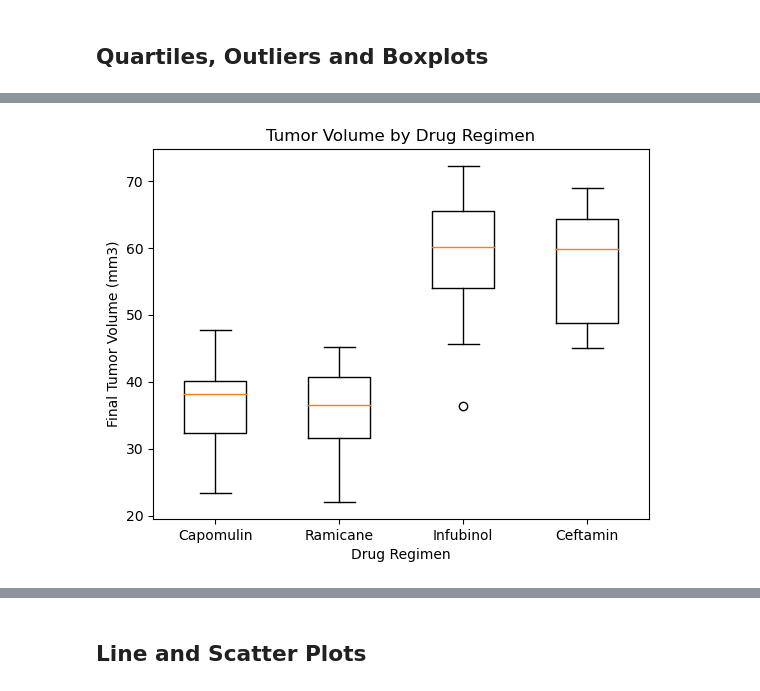
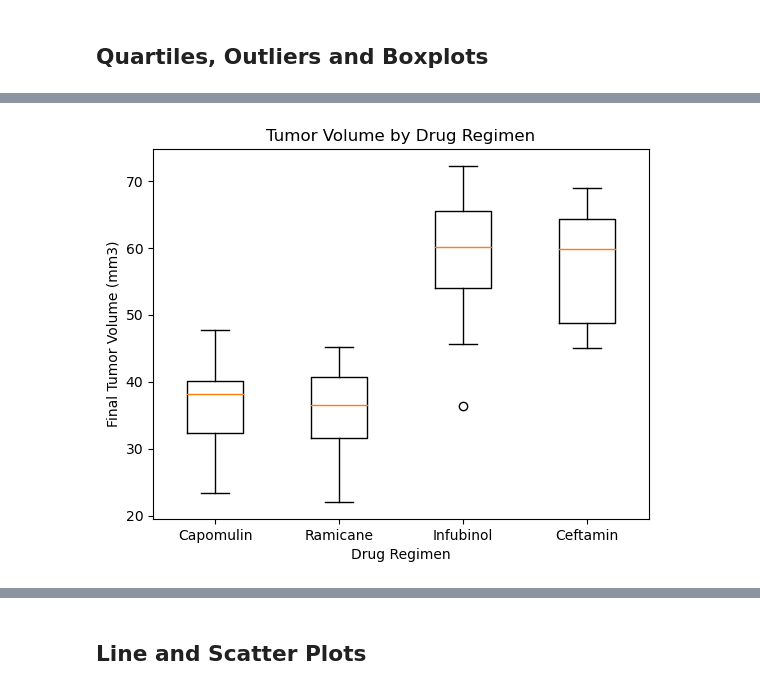
Before and after one commit to RaeAnnG/matplotlib-challenge, a Jupyter notebook: pymaceuticals_RG.ipynb, the cells around one changed output, grey strips where cells are left out. Cells and saved outputs as stored; diff of their text form; code cells hidden in the pictures.

```diff
--- a/pymaceuticals_RG.ipynb
+++ b/pymaceuticals_RG.ipynb
@@ -308,19 +314,12 @@ plt.show()
 # %% [markdown]
 ## Quartiles, Outliers and Boxplots
 # %%
-# Calculate the final tumor volume of each mouse across four of the treatment regimens:
-# Capomulin, Ramicane, Infubinol, and Ceftamin
-Capomulin_df = clean_results_df.loc[clean_results_df["Drug Regimen"] == "Capomulin",:]
-Ramicane_df = clean_results_df.loc[clean_results_df["Drug Regimen"] == "Ramicane", :]
-Infubinol_df = clean_results_df.loc[clean_results_df["Drug Regimen"] == "Infubinol", :]
-Ceftamin_df = clean_results_df.loc[clean_results_df["Drug Regimen"] == "Ceftamin", :]
-
 # Start by getting the last (greatest) timepoint for each mouse
-Capomulin_last = Capomulin_df.groupby('Mouse ID').max()['Timepoint']
-Capomulin_vol = pd.DataFrame(Capomulin_last)
+Max_Tumor = clean_results_df.groupby('Mouse ID').max()['Timepoint']
+Max_Tumor = Max_Tumor.reset_index()
 
 # Merge this group df with the original DataFrame to get the tumor volume at the last timepoint
-Capomulin_merge = pd.merge(Capomulin_vol, clean_results_df, on=("Mouse ID","Timepoint"),how="left")
-Capomulin_merge.head()
+Merge_data = Max_Tumor.merge(clean_results_df, on=("Mouse ID","Timepoint"),how="left")
+Merge_data.head()
 # %% [output]
 |  | Mouse ID | Timepoint | Tumor Volume (mm3) | Metastatic Sites | Drug Regimen | Sex | Age_months | ... |
@@ -530,14 +388,15 @@ Ceftamin's results above 87.66645829999999 could be outliers.
 # %%
 # Generate a box plot that shows the distrubution of the tumor volume for each treatment group.
-Drug_Results_plot = [Capomulin_tumors, Ramicane_tumors, Infubinol_tumors, Ceftamin_tumors]
-Drug_Regimen = ['Capomulin', 'Ramicane', 'Infubinol','Ceftamin']
-labels = Drug_Regimen
-#data_to_plot=data_to_plot.values
-fig1, ax1 = plt.subplots()
-ax1.set_title('Tumor Volume by Drug Regimen')
-ax1.set_ylabel('Final Tumor Volume (mm3)')
-ax1.set_xlabel('Drug Regimen')
-ax1.boxplot(Drug_Results_plot, labels=Drug_Regimen, widths = 0.5, vert=True)
+Drug_Results = []
+for drug in Drug_Volume:
+    Drug_Results.append(list(Drug_last_timepoint[drug].dropna()))
+
+Regimen = ['Capomulin', 'Ramicane', 'Infubinol','Ceftamin']
+fig = plt.figure()
+plt.xlabel("Drug Regimen")
+plt.ylabel("Final Tumor Volume (mm3)")
+plt.title("Tumor Volume by Drug Regimen")
+plt.boxplot(Drug_Results, labels= Regimen)
 plt.show()
 # %% [output]
-[figure, old version]
+[figure, new version]
```
Also changed, not shown: parts of 16 cells of this notebook.
